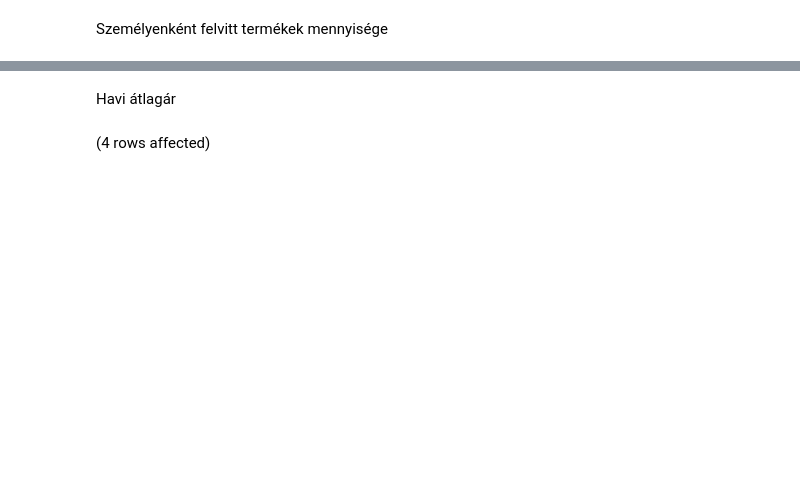
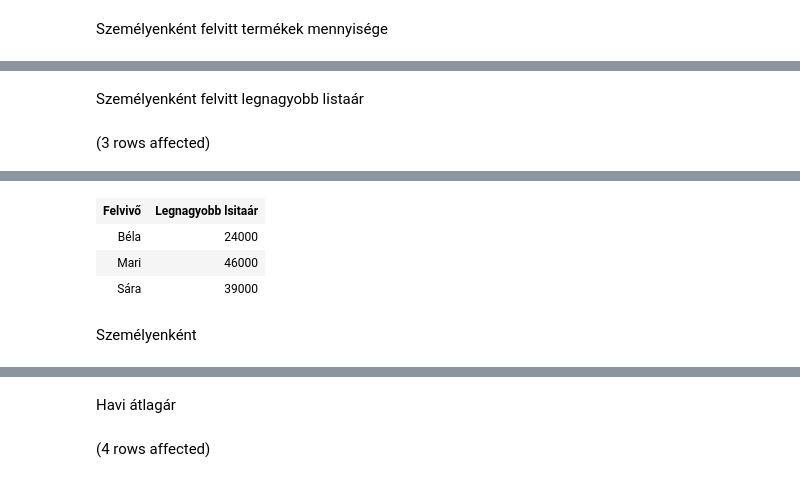
Before and after one commit to majavalami/AdatbG01, a Jupyter notebook: Adatportfóliózás.ipynb, the cells around one changed output, grey strips where cells are left out. Drawn from its saved outputs; the diff is of its cells as text; code cells hidden in the pictures; blank space fills up the shorter version.

```diff
--- a/Adatportfóliózás.ipynb
+++ b/Adatportfóliózás.ipynb
@@ -56,3 +132,12 @@ Total execution time: 00:00:00.034
 | Sára | 188 |
 # %% [markdown]
 ![](embedded-picture-1)
+# %% [markdown]
+Személyenként felvitt legnagyobb listaár
+# %%
+SELECT FELVITTE AS 'Felvivő',
+       MAX(LISTAAR) AS 'Legnagyobb lsitaár'
+FROM Termek
+GROUP BY FELVITTE
+# %% [output]
+(3 rows affected)
@@ -58,0 +145,6 @@ Total execution time: 00:00:00.034
+| Felvivő | Legnagyobb lsitaár |
+| Béla | 24000 |
+| Mari | 46000 |
+| Sára | 39000 |
+# %% [markdown]
+Személyenként
```
Also changed, not shown: parts of 17 cells of this notebook.
